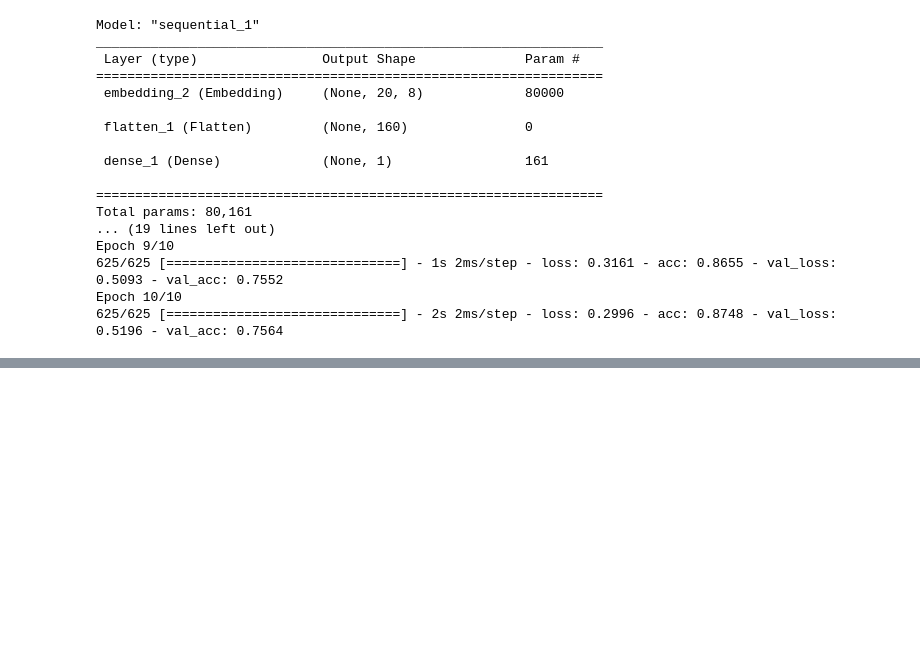
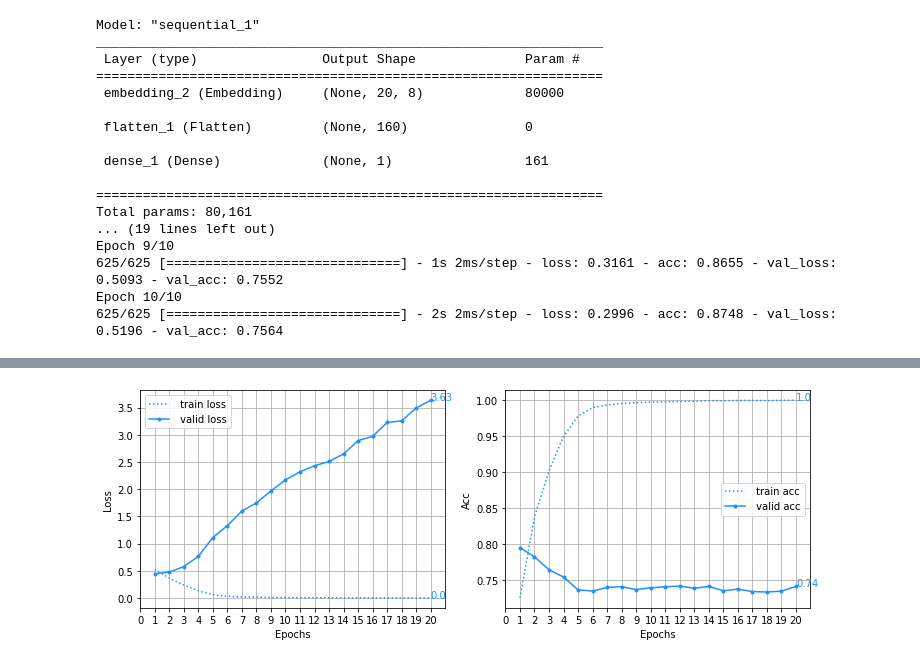
Before and after one commit to LeeHuiJong/Deep_learning, a Jupyter notebook: 6_1_using_word_embeddings.ipynb, the cells around one changed output, grey strips where cells are left out. Cells and saved outputs as stored; diff of their text form; code cells hidden in the pictures; blank space fills up the shorter version.

```diff
--- a/6_1_using_word_embeddings.ipynb
+++ b/6_1_using_word_embeddings.ipynb
@@ -70,0 +88,15 @@ Epoch 10/10
+# %%
+# 학습에 사용할 imdb 데이터셋을 가져오고 전처리
+from tensorflow.keras.datasets import imdb
+
+# FCN : 흔히 사용하는 Dense layer
+max_features = 500 # 많은 단어를 사용할 수록 성능 향상 -> 다차원 데이터를 다루기 위해서는 FCN으로는 어렵다
+max_len = 100 # 문장안에 존재할 최대 단어수
+# 문장 -> (단어의 개수, 각 단어의 벡터길이)
+(x_train, y_train), (x_test, y_test) = imdb.load_data(num_words = max_features) # 몇개의 단어를 사용할 것인가
+print(x_train.shape, y_train.shape, x_test.shape, y_test.shape)
+
+print('패딩 전:', x_train.shape, y_test.shape)
+x_train = preprocessing.sequence.pad_sequences(x_train, maxlen = max_len)
+x_test = preprocessing.sequence.pad_sequences(x_test, maxlen = max_len)
+print('패딩 후:', x_train.shape, y_test.shape)
@@ -70,0 +233,12 @@ Epoch 10/10
+# %%
+# 모델 생성
+def create_model(max_len, max_features, emb_dims):
+  x = layers.Input(shape = max_len)
+  y = layers.Embedding(max_features, emb_dims)(x)
+  y = layers.Flatten()(y)
+  y = layers.Dense(32, activation = 'relu')(y)
+  y = layers.Dense(1, activation = 'sigmoid')(y) # 이진분류
+  return models.Model(x, y)
+# %%
+model = create_model(max_len, max_features, 100)
+model.summary()
@@ -70,0 +265,9 @@ Epoch 10/10
+# %%
+# 컴파일 및 학습
+model.compile(optimizer = 'rmsprop',
+              loss = 'binary_crossentropy',
+              metrics = ['acc'])
+history2 = model.fit(x_train, y_train,
+                    epochs = 20,
+                    batch_size = 32,
+                    validation_split = 0.2)
@@ -70,0 +292,6 @@ Epoch 10/10
+# %%
+# 학습 결과 그래프 그리기
+from plot_result import plot_lcurve
+plot_lcurve([history2], [''], ['dodgerblue'])
+# %% [output]
+[figure, added]
```
Also changed, not shown: parts of 20 cells of this notebook.
